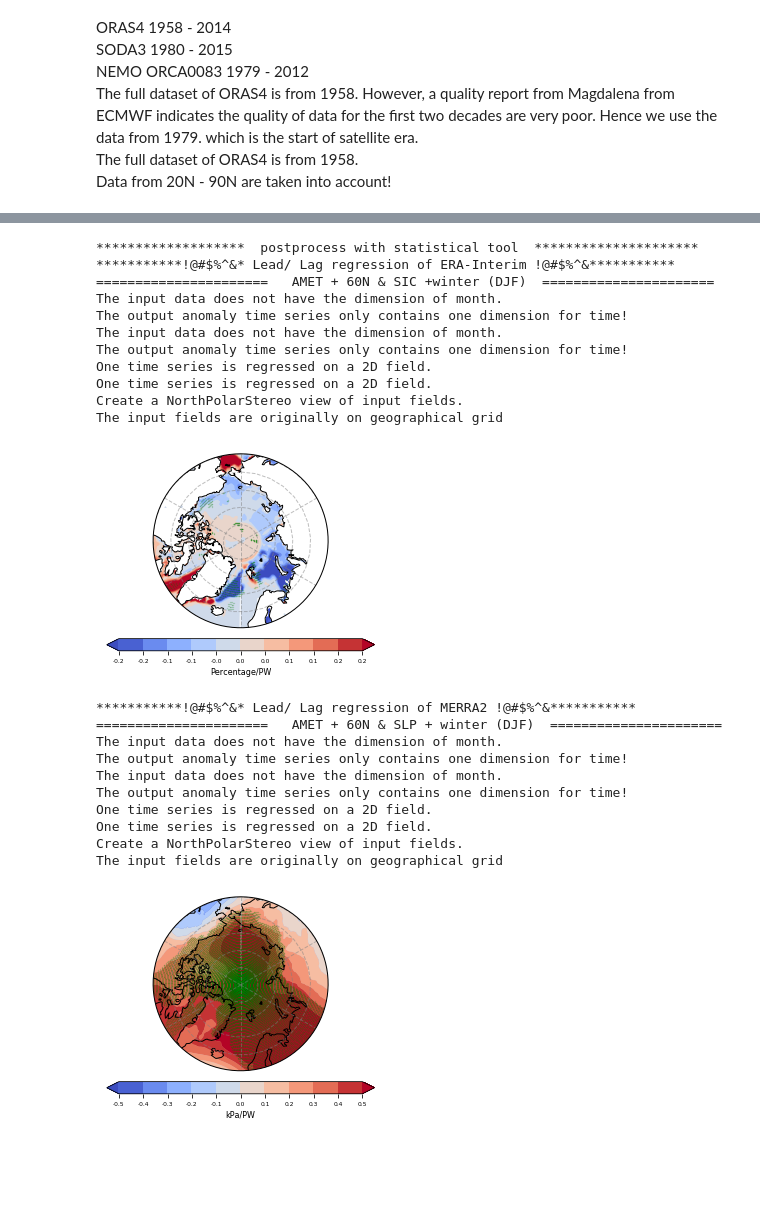
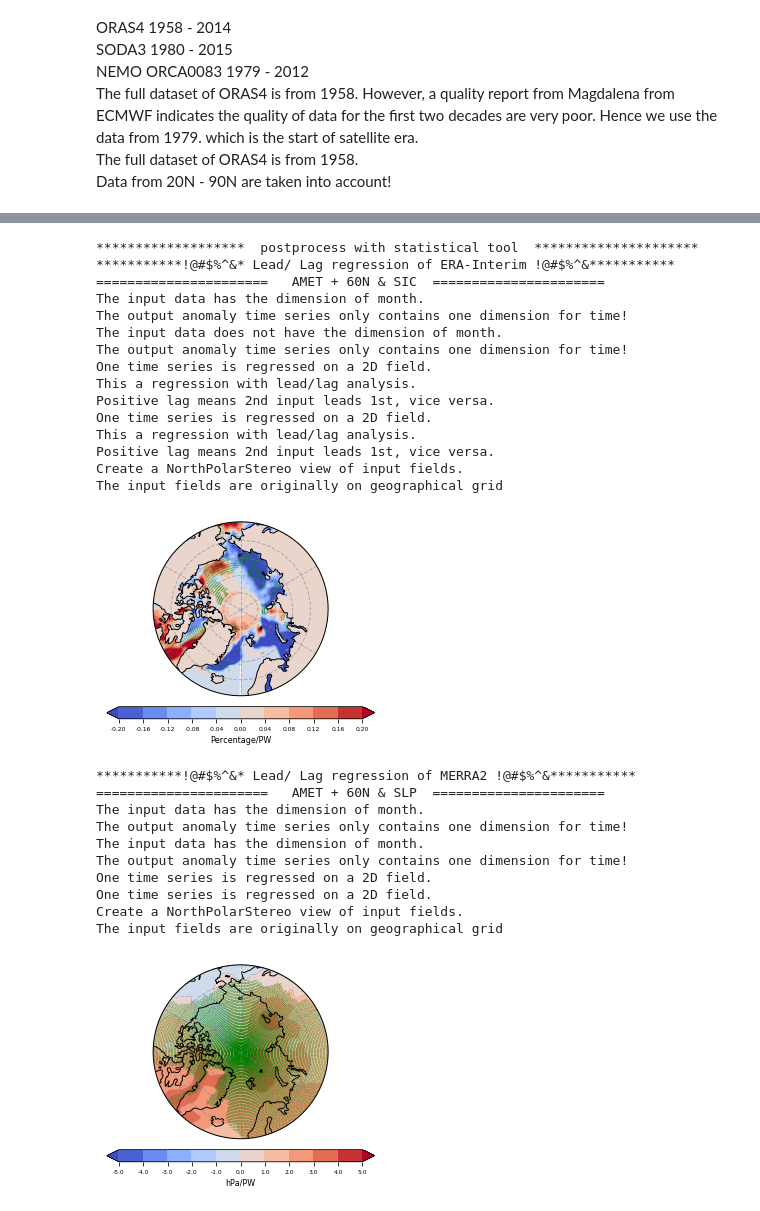
Before and after one commit to geek-yang/AirSeaFlow, a Jupyter notebook: MET_revise/ESD/paper_regress_AMET.ipynb, the cells around one changed output, grey strips where cells are left out. Drawn from its saved outputs; the diff is of its cells as text; code cells hidden in the pictures; blank space fills up the shorter version.

```diff
--- a/MET_revise/ESD/paper_regress_AMET.ipynb
+++ b/MET_revise/ESD/paper_regress_AMET.ipynb
@@ -267,86 +247,82 @@ The input fields are originally on geographical grid
 # %%
     print ('*******************  postprocess with statistical tool  *********************')
     print ('***********!@#$%^&* Lead/ Lag regression of ERA-Interim !@#$%^&***********')
-    print ('======================   AMET + 60N & SIC +winter (DJF)  ======================')
-    lag = 0
-    AMET_season_series = meta.statistics.operator.seasons(AMET_ERAI[:,:,40],
-                                                          span='DJF', Dim_month=True)
-    stat_AMET_ERAI = meta.statistics.operator(AMET_season_series[:])
-    stat_AMET_ERAI.anomaly(Dim_month=False)
+    print ('======================   AMET + 60N & SIC  ======================')
+    stat_AMET_ERAI = meta.statistics.operator(AMET_ERAI[:,:,40])
+    stat_AMET_ERAI.anomaly()
     stat_AMET_ERAI.detrend()
-    stat_AMET_ERAI.lowpass(window=15, obj='detrend')
-    SIC_season_series = meta.statistics.operator.seasons(SIC_ERAI[:],
-                                                         span=lag_winter[lag])
-    stat_SIC_ERAI = meta.statistics.operator(SIC_season_series[:])
+    stat_AMET_ERAI.lowpass(window=60, obj='detrend')
+
+    stat_SIC_ERAI = meta.statistics.operator(SIC_ERAI[:])
     stat_SIC_ERAI.anomaly(Dim_month=False)
     stat_SIC_ERAI.detrend()
-    stat_SIC_ERAI.lowpass(window=15, obj='detrend')
+    stat_SIC_ERAI.lowpass(window=60, obj='detrend')
+    lag = -1
     k, r, p = meta.statistics.operator.linearRegress(stat_AMET_ERAI._lowpass,
-                                                     stat_SIC_ERAI._lowpass)
+                                                     stat_SIC_ERAI._lowpass, lag)
     _, _, p_real = meta.statistics.operator.linearRegress(stat_AMET_ERAI._detrend,
-                                                          stat_SIC_ERAI._detrend)
+                                                          stat_SIC_ERAI._detrend, lag)
     #ticks = [-0.3, -0.2, -0.1, 0.0, 0.1, 0.2, 0.3]
     ticks = np.linspace(-0.20,0.20,11)
     #ticks = [-0.8, -0.6, -0.4, -0.2, 0.0, 0.2, 0.4, 0.6, 0.8]
     label = 'Percentage/PW'
     meta.visualizer.plots.geograph(latitude_fields_ERAI, longitude_fields_ERAI,
-                                   np.ma.masked_where(SIC_ERAI_mask[:],k), p_real,
+                                   k, p_real,
                                    label, ticks, os.path.join(output_path, 'ERA-Interim',
-                                   'spatial_ERAI_AMET_60N_lag_{}_ERAI_SIC_DJF_interannual.png'.format(lag)),
+                                   'spatial_ERAI_AMET_60N_lag_{}_ERAI_SIC_interannual.png'.format(lag)),
                                    ttest=True)
 # %% [output]
 *******************  postprocess with statistical tool  *********************
 ***********!@#$%^&* Lead/ Lag regression of ERA-Interim !@#$%^&***********
-======================   AMET + 60N & SIC +winter (DJF)  ======================
-The input data does not have the dimension of month.
+======================   AMET + 60N & SIC  ======================
+The input data has the dimension of month.
 The output anomaly time series only contains one dimension for time!
 The input data does not have the dimension of month.
 The output anomaly time series only contains one dimension for time!
 One time series is regressed on a 2D field.
+This a regression with lead/lag analysis.
+Positive lag means 2nd input leads 1st, vice versa.
 One time series is regressed on a 2D field.
+This a regression with lead/lag analysis.
+Positive lag means 2nd input leads 1st, vice versa.
 Create a NorthPolarStereo view of input fields.
 The input fields are originally on geographical grid
-[figure, old version]
+[figure, new version]
 # %%
     print ('***********!@#$%^&* Lead/ Lag regression of MERRA2 !@#$%^&***********')
-    print ('======================   AMET + 60N & SLP + winter (DJF)  ======================')
+    print ('======================   AMET + 60N & SLP  ======================')
+    stat_AMET_MERRA2 = meta.statistics.operator(AMET_MERRA2[:,:,80])
+    stat_AMET_MERRA2.anomaly()
+    stat_AMET_MERRA2.detrend()
+    stat_AMET_MERRA2.lowpass(window=12, obj='detrend')
+    stat_SLP_MERRA2 = meta.statistics.operator(SLP_MERRA2[:])
+    stat_SLP_MERRA2.anomaly()
+    stat_SLP_MERRA2.detrend()
+    stat_SLP_MERRA2.lowpass(window=12, obj='detrend')
     lag = 0
-    AMET_season_series = meta.statistics.operator.seasons(AMET_MERRA2[:,:,80],
-                                                          span='DJF', Dim_month=True)
-    stat_AMET_MERRA2 = meta.statistics.operator(AMET_season_series[:])
-    stat_AMET_MERRA2.anomaly(Dim_month=False)
-    stat_AMET_MERRA2.detrend()
-    stat_AMET_MERRA2.lowpass(window=3, obj='detrend')
-    SLP_season_series = meta.statistics.operator.seasons(SLP_MERRA2[:],
-                                                         span=lag_winter[lag],Dim_month=True)
-    stat_SLP_MERRA2 = meta.statistics.operator(SLP_season_series[:])
-    stat_SLP_MERRA2.anomaly(Dim_month=False)
-    stat_SLP_MERRA2.detrend()
-    stat_SLP_MERRA2.lowpass(window=3, obj='detrend')
-
     k, r, p = meta.statistics.operator.linearRegress(stat_AMET_MERRA2._lowpass,
                                                      stat_SLP_MERRA2._lowpass)
     # regression for t-test value based on real degree of freedom
     _, _, p_real = meta.statistics.operator.linearRegress(stat_AMET_MERRA2._detrend,
                                                           stat_SLP_MERRA2._detrend)
     #ticks = [-0.3, -0.2, -0.1, 0.0, 0.1, 0.2, 0.3]
-    ticks = np.linspace(-0.5,0.5,11)
+    ticks = np.linspace(-5,5,11)
     #ticks = np.linspace(-0.6,0.6,13)
     #ticks = [-0.8, -0.6, -0.4, -0.2, 0.0, 0.2, 0.4, 0.6, 0.8]
-    label = 'kPa/PW'
-    meta.visualizer.plots.geograph(latitude_fields_MERRA2, longitude_fields_MERRA2, k/1000, p_real,
+    label = 'hPa/PW'
+    meta.visualizer.plots.geograph(latitude_fields_MERRA2, longitude_fields_MERRA2, k/100, p_real,
                                    label, ticks, os.path.join(output_path, 'MERRA2',
-                                   'spatial_MERRA2_AMET_60N_lag_{}_MERRA2_SLP_DJF_annual.png'.format(lag)),
+                                   'spatial_MERRA2_AMET_60N_lag_{}_MERRA2_SLP_annual.png'.format(lag)),
                                    ttest=True)
 # %% [output]
 ***********!@#$%^&* Lead/ Lag regression of MERRA2 !@#$%^&***********
-======================   AMET + 60N & SLP + winter (DJF)  ======================
-The input data does not have the dimension of month.
+======================   AMET + 60N & SLP  ======================
+The input data has the dimension of month.
 The output anomaly time series only contains one dimension for time!
-The input data does not have the dimension of month.
+The input data has the dimension of month.
 The output anomaly time series only contains one dimension for time!
 One time series is regressed on a 2D field.
 One time series is regressed on a 2D field.
 Create a NorthPolarStereo view of input fields.
 The input fields are originally on geographical grid
-[figure, old version]
+[figure, new version]
```
Also changed, not shown: parts of 16 cells of this notebook, 3 other files.
